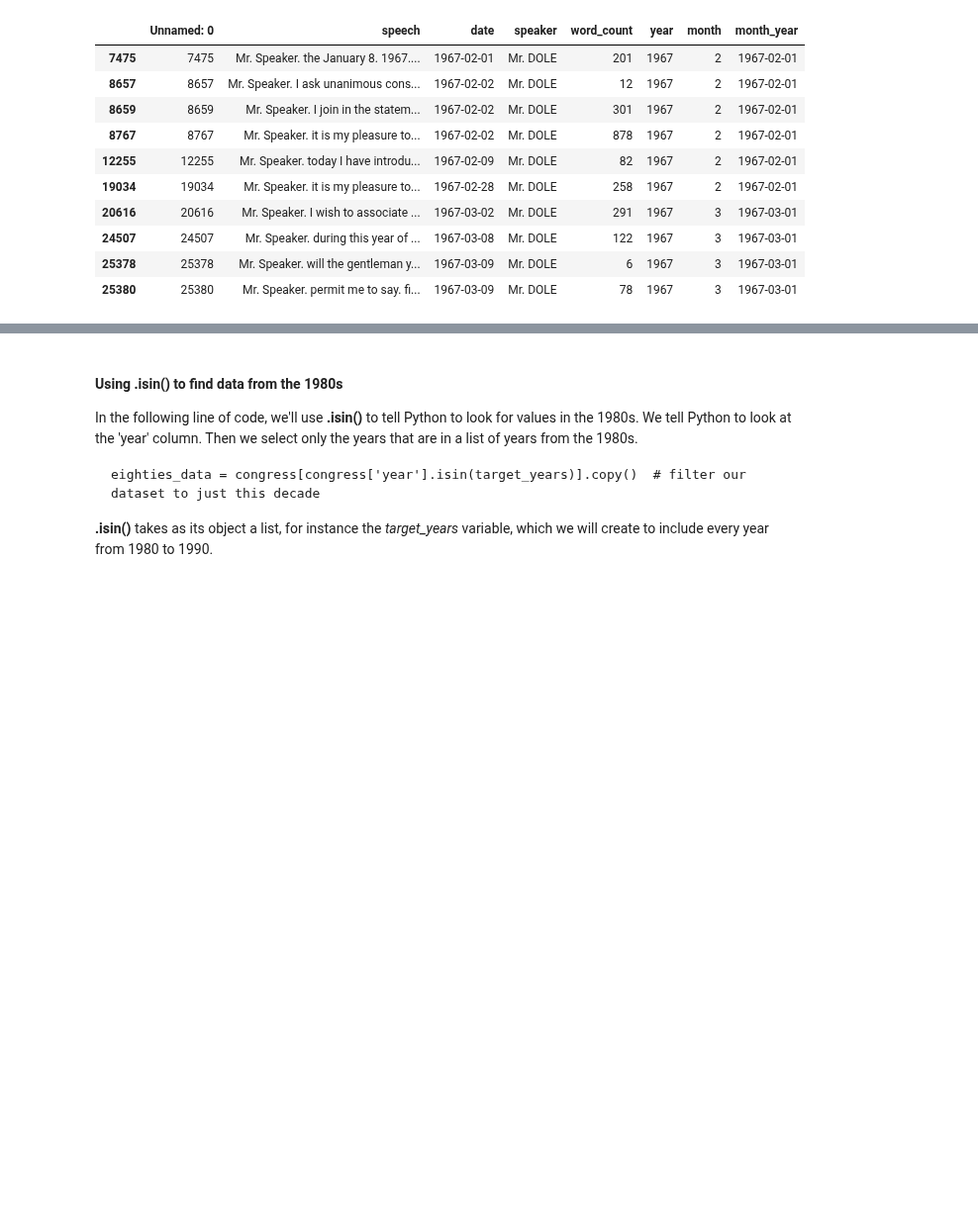
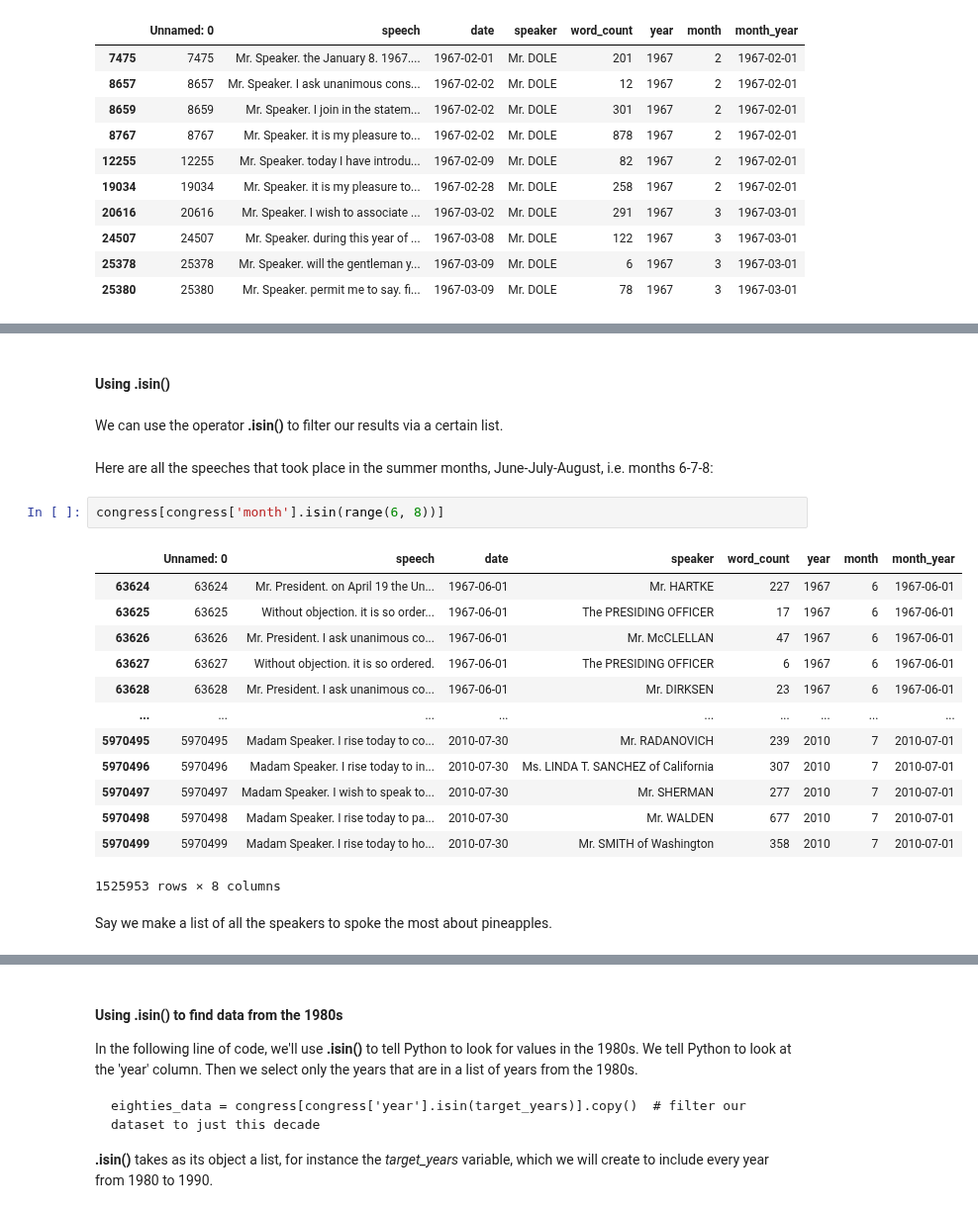
Before and after one commit to stephbuon/digital-history, a Jupyter notebook: hist3368-week5-plotting-change-over-time/hist3368-week-5-working-with-tabular-data.ipynb, the cells around one changed output, grey strips where cells are left out. Shown at 99% size. Cells and saved outputs as stored; diff of their text form; blank space fills up the shorter version.

```diff
--- a/hist3368-week5-plotting-change-over-time/hist3368-week-5-working-with-tabular-data.ipynb
+++ b/hist3368-week5-plotting-change-over-time/hist3368-week-5-working-with-tabular-data.ipynb
@@ -343,0 +474,24 @@ congress[congress['speaker'] == 'Mr. DOLE'][:10]
+# %% [markdown]
+#### Using .isin()
+# %% [markdown]
+We can use the operator **.isin()** to filter our results via a certain list.
+# %% [markdown]
+Here are all the speeches that took place in the summer months, June-July-August, i.e. months 6-7-8:
+# %%
+congress[congress['month'].isin(range(6, 8))]
+# %% [output]
+|  | Unnamed: 0 | speech | date | speaker | word_count | year | month | month_year |
+| 63624 | 63624 | Mr. President. on April 19 the Un... | 1967-06-01 | Mr. HARTKE | 227 | 1967 | 6 | 1967-06-01 |
+| 63625 | 63625 | Without objection. it is so order... | 1967-06-01 | The PRESIDING OFFICER | 17 | 1967 | 6 | 1967-06-01 |
+| 63626 | 63626 | Mr. President. I ask unanimous co... | 1967-06-01 | Mr. McCLELLAN | 47 | 1967 | 6 | 1967-06-01 |
+| 63627 | 63627 | Without objection. it is so ordered. | 1967-06-01 | The PRESIDING OFFICER | 6 | 1967 | 6 | 1967-06-01 |
+| 63628 | 63628 | Mr. President. I ask unanimous co... | 1967-06-01 | Mr. DIRKSEN | 23 | 1967 | 6 | 1967-06-01 |
+| ... | ... | ... | ... | ... | ... | ... | ... | ... |
+| 5970495 | 5970495 | Madam Speaker. I rise today to co... | 2010-07-30 | Mr. RADANOVICH | 239 | 2010 | 7 | 2010-07-01 |
+| 5970496 | 5970496 | Madam Speaker. I rise today to in... | 2010-07-30 | Ms. LINDA T. SANCHEZ of California | 307 | 2010 | 7 | 2010-07-01 |
+| 5970497 | 5970497 | Madam Speaker. I wish to speak to... | 2010-07-30 | Mr. SHERMAN | 277 | 2010 | 7 | 2010-07-01 |
+| 5970498 | 5970498 | Madam Speaker. I rise today to pa... | 2010-07-30 | Mr. WALDEN | 677 | 2010 | 7 | 2010-07-01 |
+| 5970499 | 5970499 | Madam Speaker. I rise today to ho... | 2010-07-30 | Mr. SMITH of Washington | 358 | 2010 | 7 | 2010-07-01 |
+1525953 rows × 8 columns
+# %% [markdown]
+Say we make a list of all the speakers to spoke the most about pineapples.
```
Also changed, not shown: parts of 40 cells of this notebook.
